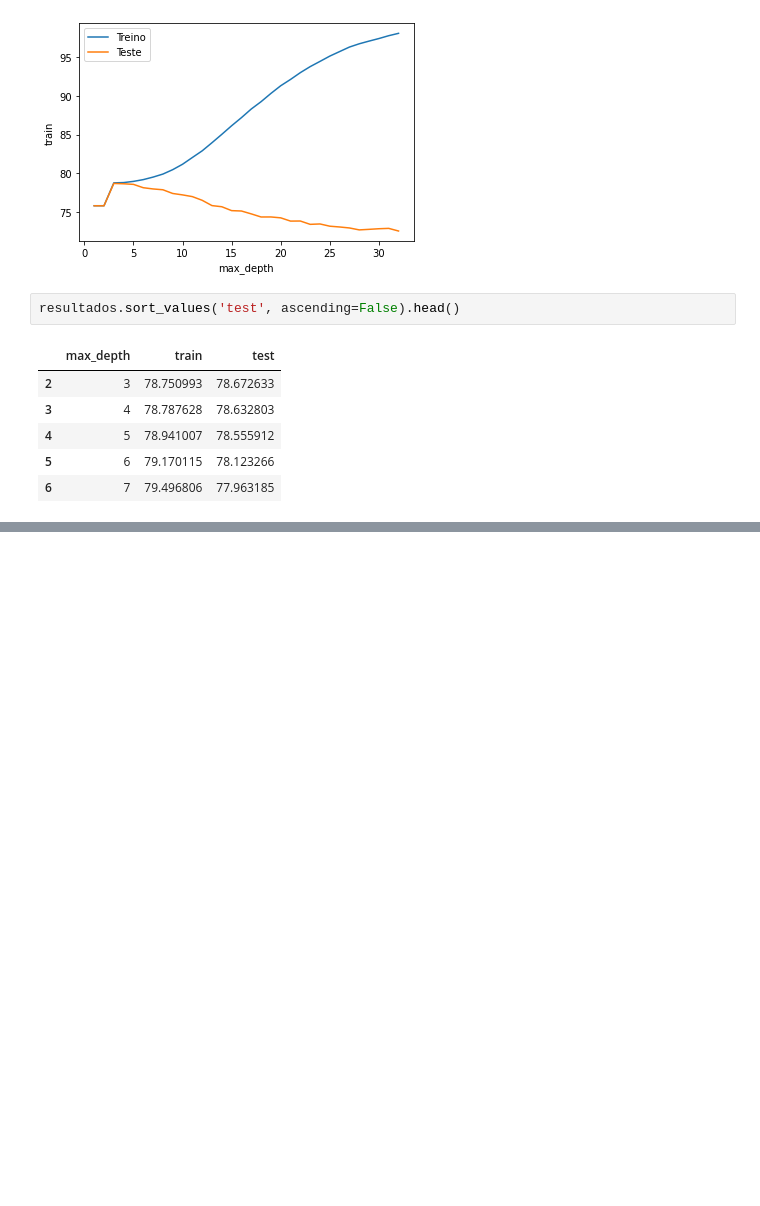
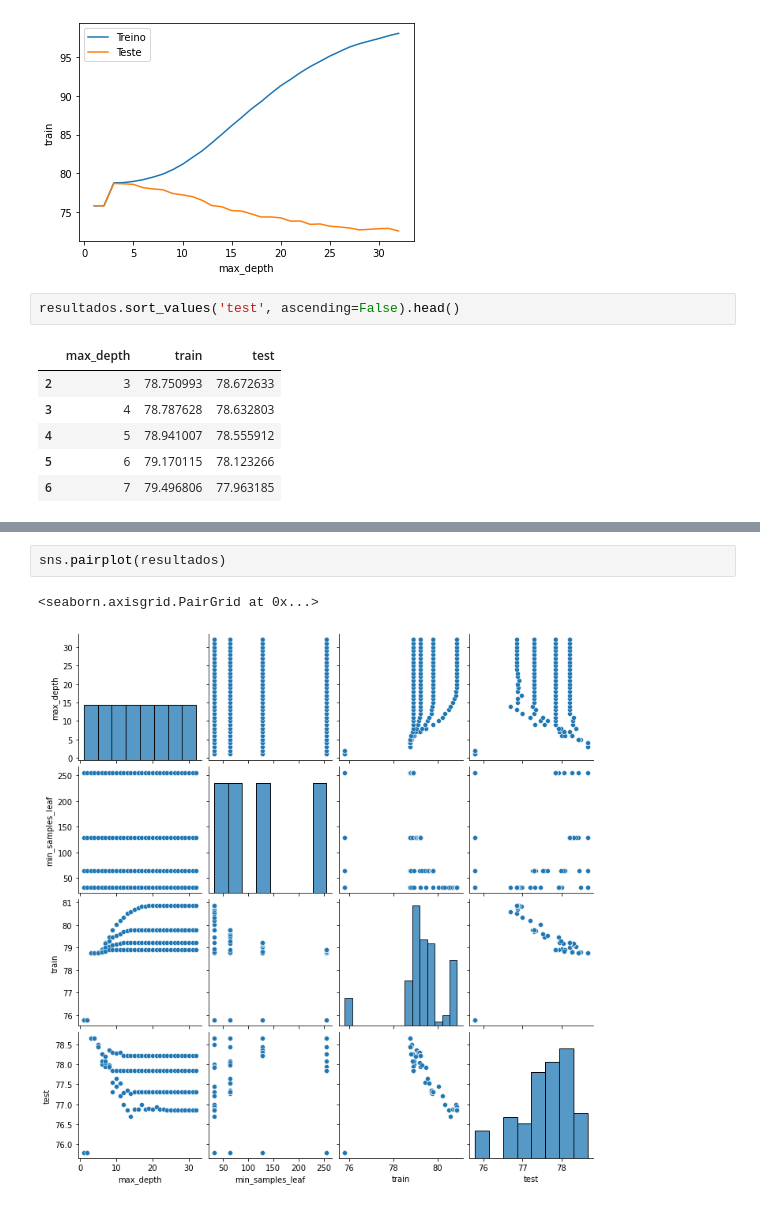
Before and after one commit to laryssastephanie/data_science_studies, a Jupyter notebook: Aulas_Alura/08_ML_Otimizacao_Hiperparametros/Introdução_a_Machine_Learning_Otimização.ipynb, the cells around one changed output, grey strips where cells are left out. Saved outputs shown, nothing was run; the diff lists cells and outputs as text; blank space fills up the shorter version.

```diff
--- a/Aulas_Alura/08_ML_Otimizacao_Hiperparametros/Introdução_a_Machine_Learning_Otimização.ipynb
+++ b/Aulas_Alura/08_ML_Otimizacao_Hiperparametros/Introdução_a_Machine_Learning_Otimização.ipynb
@@ -221,0 +305,5 @@ resultados.sort_values('test', ascending=False).head()
+# %%
+sns.pairplot(resultados)
+# %% [output]
+<seaborn.axisgrid.PairGrid at 0x...>
+[figure, added]
```
Also changed, not shown: parts of 33 cells of this notebook.
